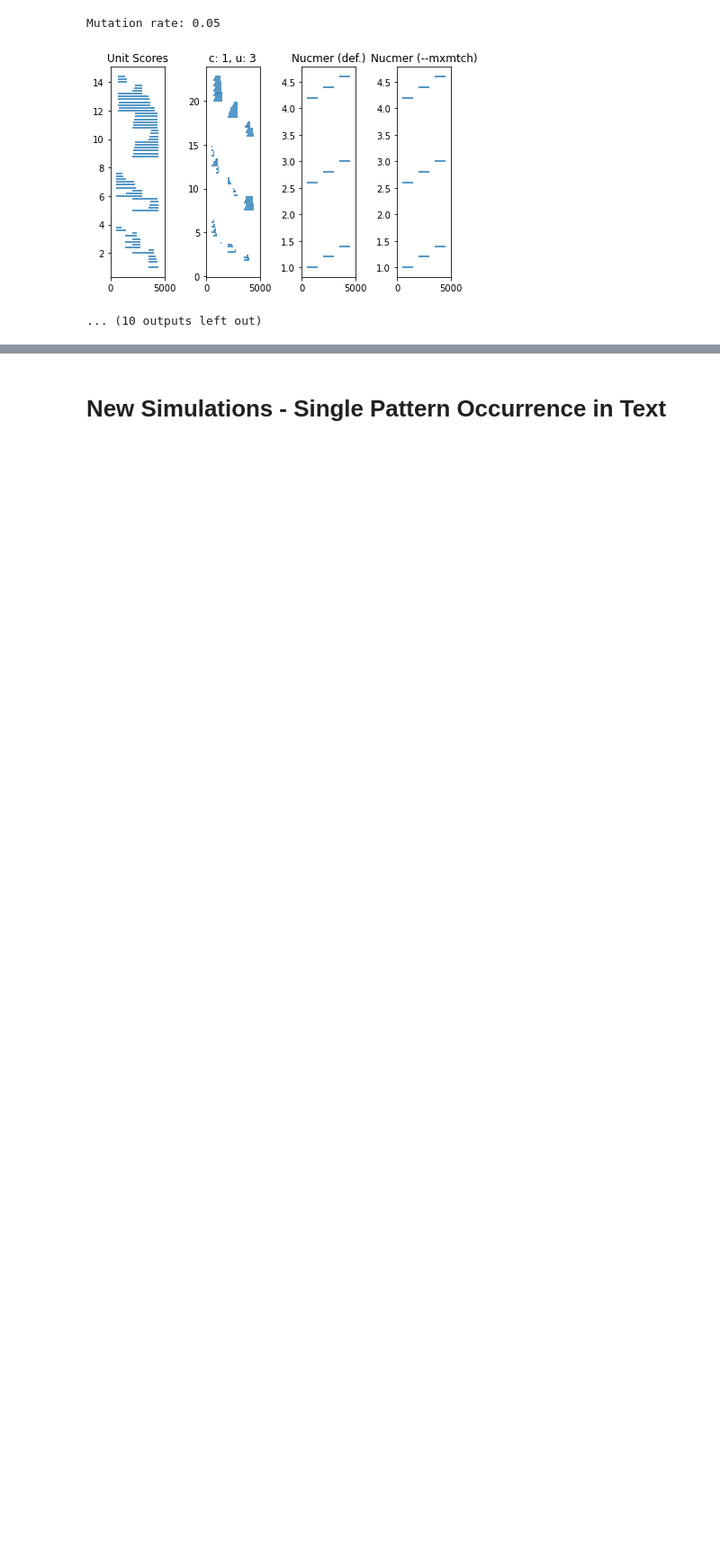
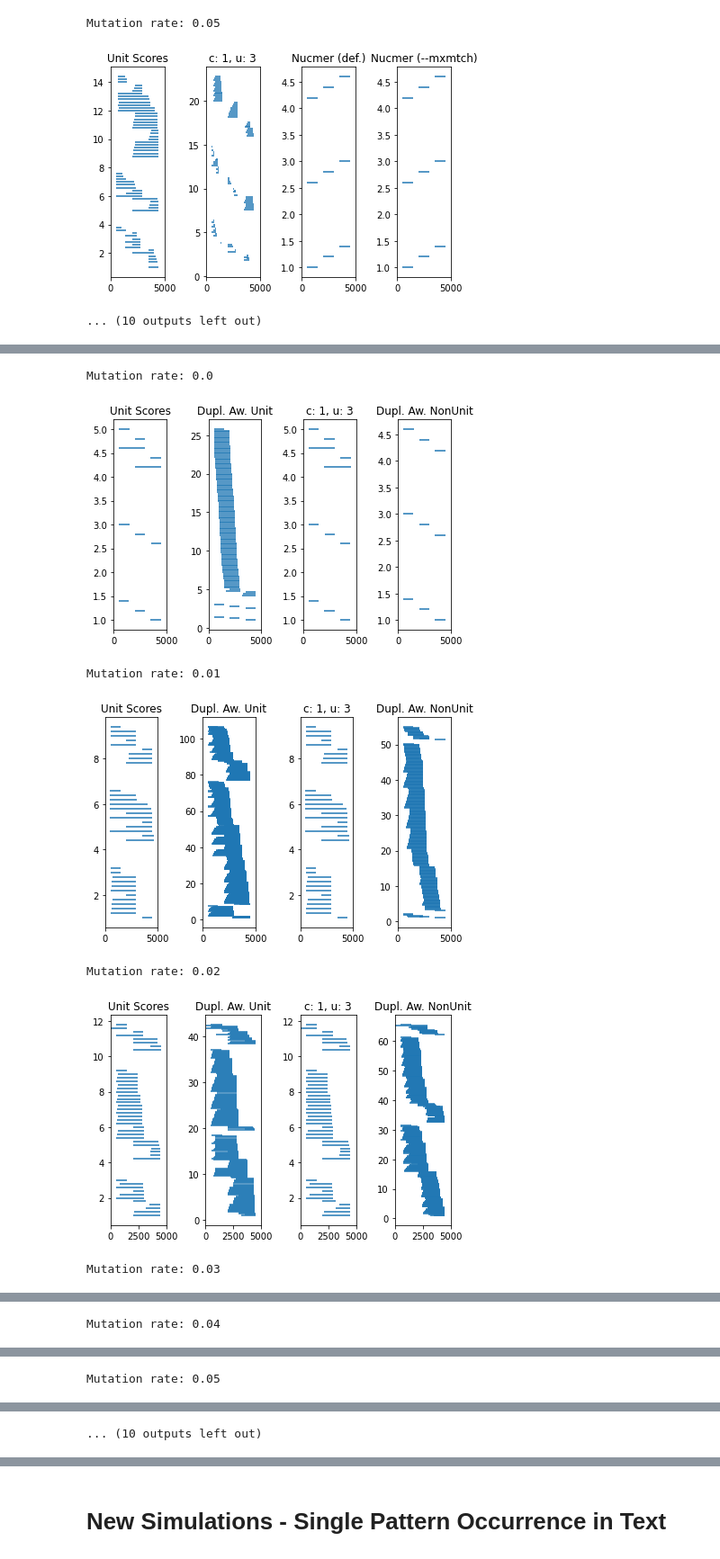
Before and after one commit to medvedevgroup/eskemap, a Jupyter notebook: SimilarityMeasures.ipynb, the cells around one changed output, grey strips where cells are left out. Shown: that part at 90% size. Cells and saved outputs as stored; diff of their text form; code cells hidden in the pictures; blank space fills up the shorter version.

Commit message:
Added analysis for duplication aware t-homology search to notebook

```diff
--- a/SimilarityMeasures.ipynb
+++ b/SimilarityMeasures.ipynb
@@ -527,0 +535,43 @@ Mutation rate: 0.05
+# %%
+#Load duplication aware results with and without score weight modifications
+duplAwUnitRes = loadHomologies("../simulations/homologies_gn100_rn400_gl1000_rl500_o3_m0*_c1_u1.txt", \
+                               textSketches)
+duplAwNonUnitRes = loadHomologies("../simulations/homologies_gn100_rn400_gl1000_rl500_o3_m0*_c1_u3.txt", \
+                                  textSketches)
+#Calculate min score thresholds for new duplication aware results
+duplAwUnitMinScores = findMinScores(duplAwUnitRes, homInts)
+duplAwNonUnitMinScores = findMinScores(duplAwNonUnitRes, homInts)
+#Plot results
+mRates = sorted(duplAwUnitRes.keys())
+allRes = [results, duplAwUnitRes, nonUnitRes, duplAwNonUnitRes]
+allMinScores = [minScores, duplAwUnitMinScores, nonUnitMinScores, duplAwNonUnitMinScores]
+titles = ["Unit Scores", "Dupl. Aw. Unit", "c: 1, u: 3", "Dupl. Aw. NonUnit"]
+
+for m in mRates:
+    print("Mutation rate:", m)
+
+    fig, axes = plt.subplots(1, len(allRes))
+
+    for i in range(len(allRes)):
+        maxY = 1.
+        padding = 0.2
+
+        for ps in allRes[i][m][:3]:
+            toPlot = [p for p in ps if p[0] >= allMinScores[i][m]]
+            axes[i].hlines([maxY + j * padding for j in range(len(toPlot))], [t[1] for t in toPlot], [t[2] for t \
+                                                                                                      in toPlot])
+            maxY += 1. + padding * len(toPlot)
+
+        axes[i].set_xlim([0, 5000])
+        axes[i].set_title(titles[i])
+
+    plt.tight_layout()
+    plt.show()
+# %% [output]
+Mutation rate: 0.0
+[figure, added]
+Mutation rate: 0.01
+[figure, added]
+Mutation rate: 0.02
+[figure, added]
+Mutation rate: 0.03
@@ -527,0 +579 @@ Mutation rate: 0.05
+Mutation rate: 0.04
@@ -527,0 +581 @@ Mutation rate: 0.05
+Mutation rate: 0.05
@@ -527,0 +583 @@ Mutation rate: 0.05
+... (10 outputs left out)
```
Also changed, not shown: parts of 8 cells of this notebook.
